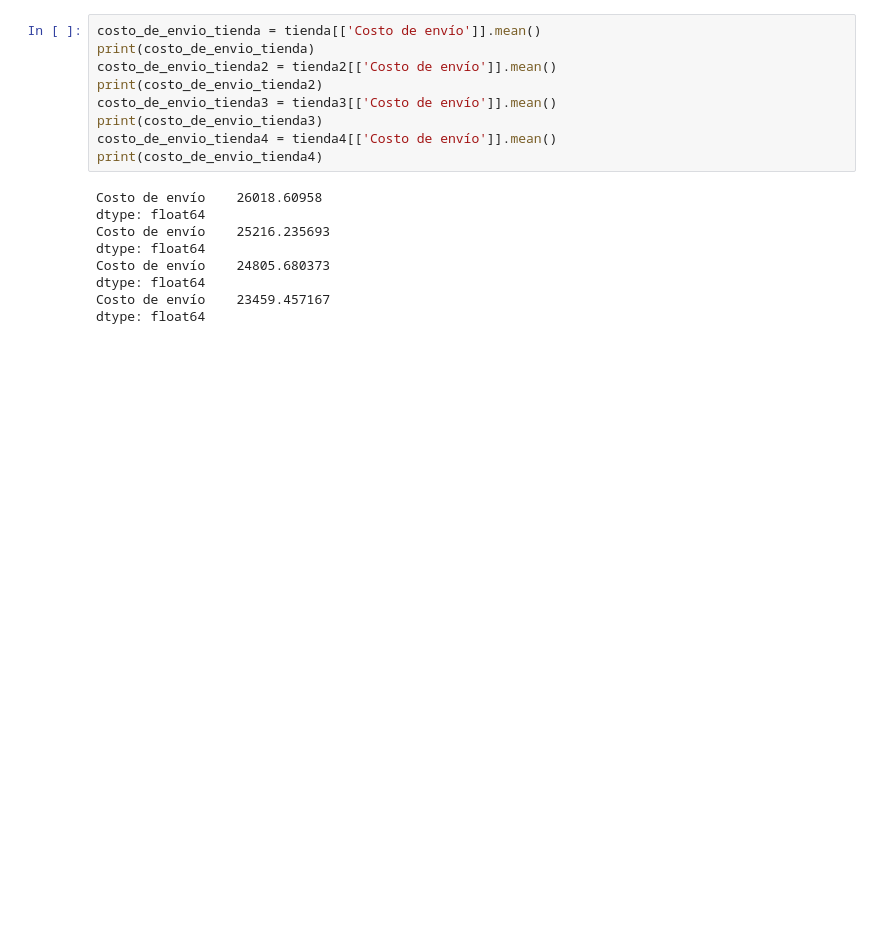
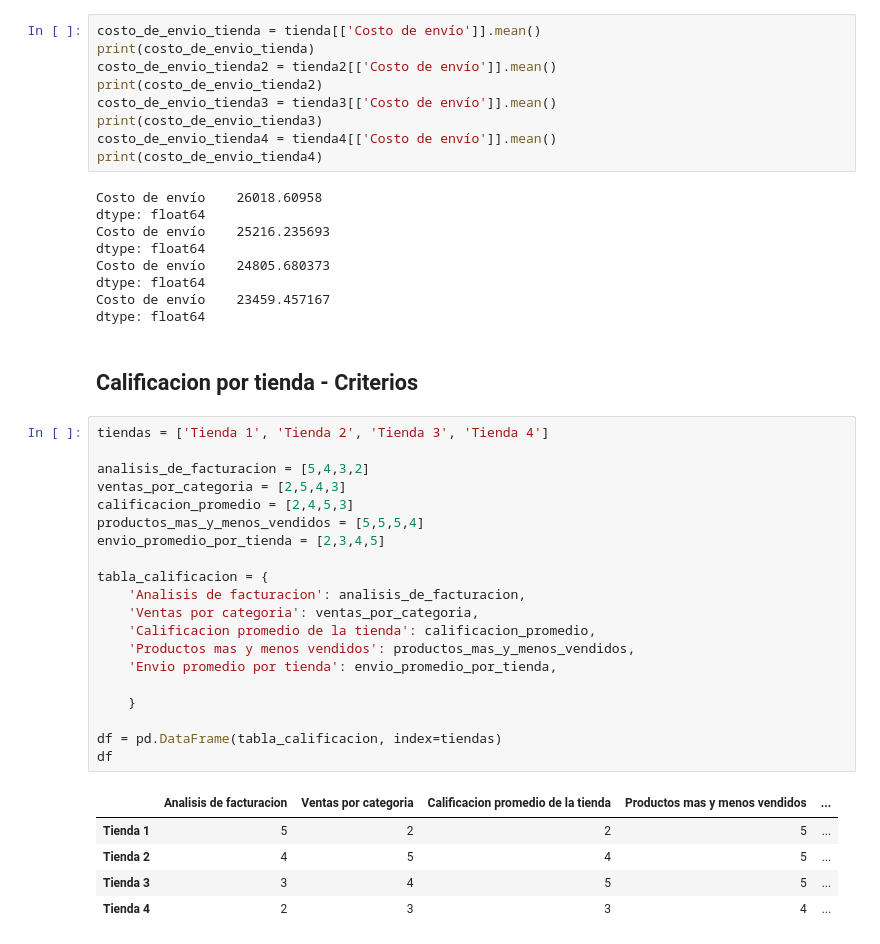
Before and after one commit to SebasOspina-montoya/Desafio-tiendas-alura, a Jupyter notebook: AluraStoreLatam.ipynb, the cells around one changed output. Drawn from its saved outputs; the diff is of its cells as text; blank space fills up the shorter version.

```diff
--- a/AluraStoreLatam.ipynb
+++ b/AluraStoreLatam.ipynb
@@ -151,3 +178,31 @@ Costo de envío    24805.680373
 dtype: float64
 Costo de envío    23459.457167
 dtype: float64
+# %% [markdown]
+## Calificacion por tienda - Criterios
+# %%
+tiendas = ['Tienda 1', 'Tienda 2', 'Tienda 3', 'Tienda 4']
+
+analisis_de_facturacion = [5,4,3,2]
+ventas_por_categoria = [2,5,4,3]
+calificacion_promedio = [2,4,5,3]
+productos_mas_y_menos_vendidos = [5,5,5,4]
+envio_promedio_por_tienda = [2,3,4,5]
+
+tabla_calificacion = {
+    'Analisis de facturacion': analisis_de_facturacion,
+    'Ventas por categoria': ventas_por_categoria,
+    'Calificacion promedio de la tienda': calificacion_promedio,
+    'Productos mas y menos vendidos': productos_mas_y_menos_vendidos,
+    'Envio promedio por tienda': envio_promedio_por_tienda,
+
+    }
+
+df = pd.DataFrame(tabla_calificacion, index=tiendas)
+df
+# %% [output]
+|  | Analisis de facturacion | Ventas por categoria | Calificacion promedio de la tienda | Productos mas y menos vendidos | ... |
+| Tienda 1 | 5 | 2 | 2 | 5 | ... |
+| Tienda 2 | 4 | 5 | 4 | 5 | ... |
+| Tienda 3 | 3 | 4 | 5 | 5 | ... |
+| Tienda 4 | 2 | 3 | 3 | 4 | ... |
```
Also changed, not shown: parts of 8 cells of this notebook.
